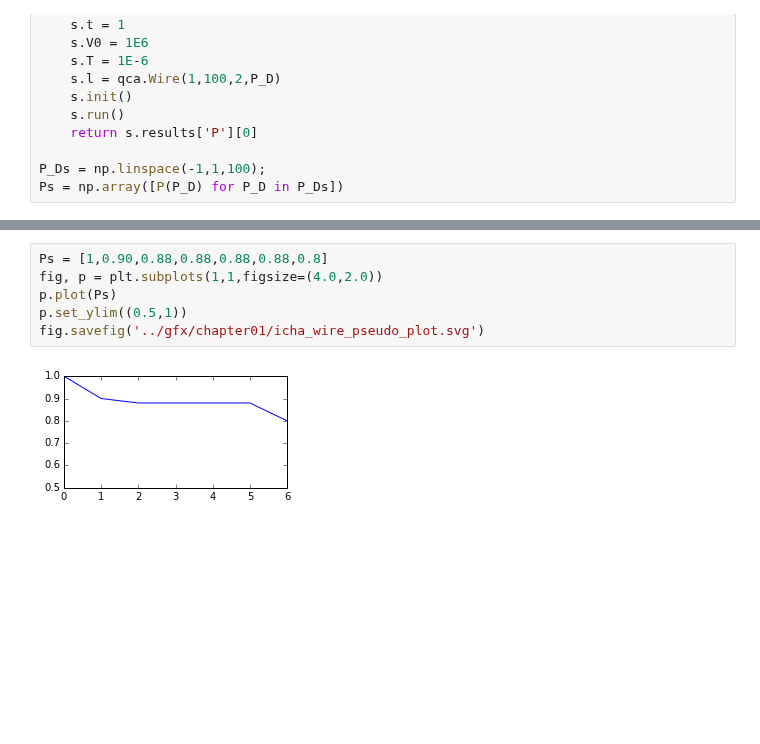
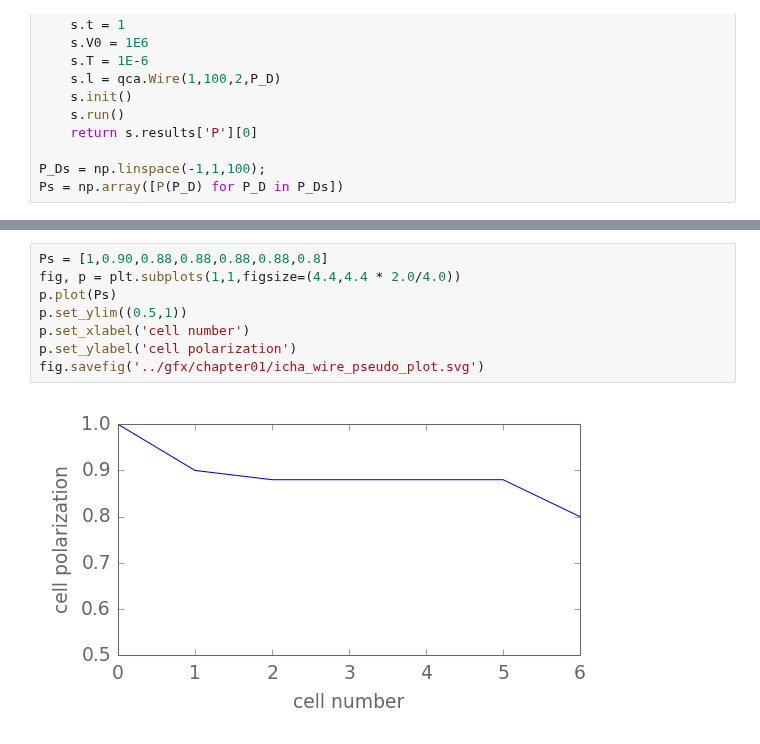
Before and after one commit to meznom/phd_thesis, a Jupyter notebook: notebooks/chapter01_qca_characterization.ipynb, the cells around one changed output, grey strips where cells are left out. Cells and saved outputs as stored; diff of their text form; blank space fills up the shorter version.

```diff
--- a/notebooks/chapter01_qca_characterization.ipynb
+++ b/notebooks/chapter01_qca_characterization.ipynb
@@ -29,8 +43,10 @@ fig.savefig('../gfx/chapter01/cell_cell_response_plot.svg')
 # %%
 Ps = [1,0.90,0.88,0.88,0.88,0.88,0.8]
-fig, p = plt.subplots(1,1,figsize=(4.0,2.0))
+fig, p = plt.subplots(1,1,figsize=(4.4,4.4 * 2.0/4.0))
 p.plot(Ps)
 p.set_ylim((0.5,1))
+p.set_xlabel('cell number')
+p.set_ylabel('cell polarization')
 fig.savefig('../gfx/chapter01/icha_wire_pseudo_plot.svg')
 # %% [output]
-[figure, old version]
+[figure, new version]
```
Also changed, not shown: parts of 3 cells of this notebook, 10 other files.
